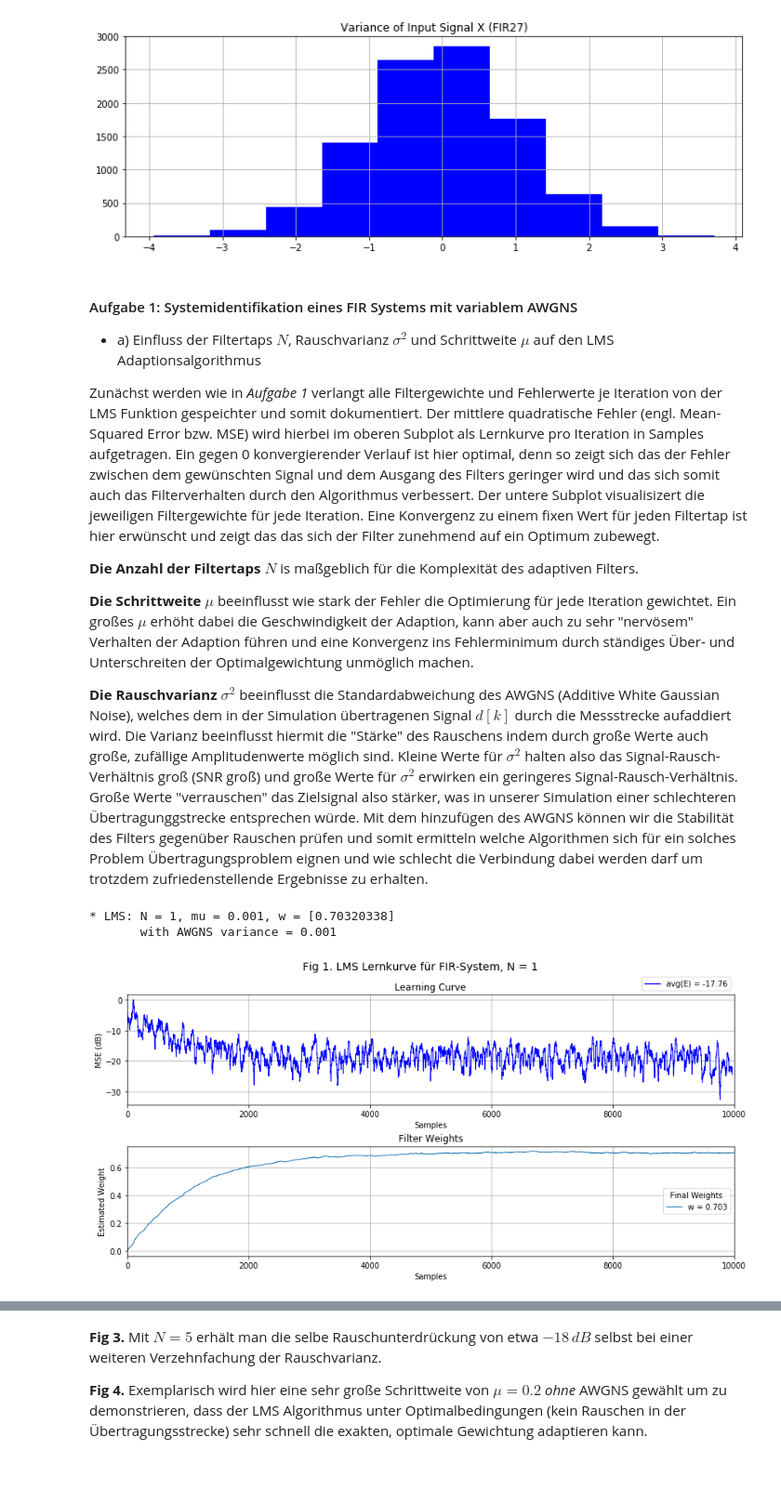
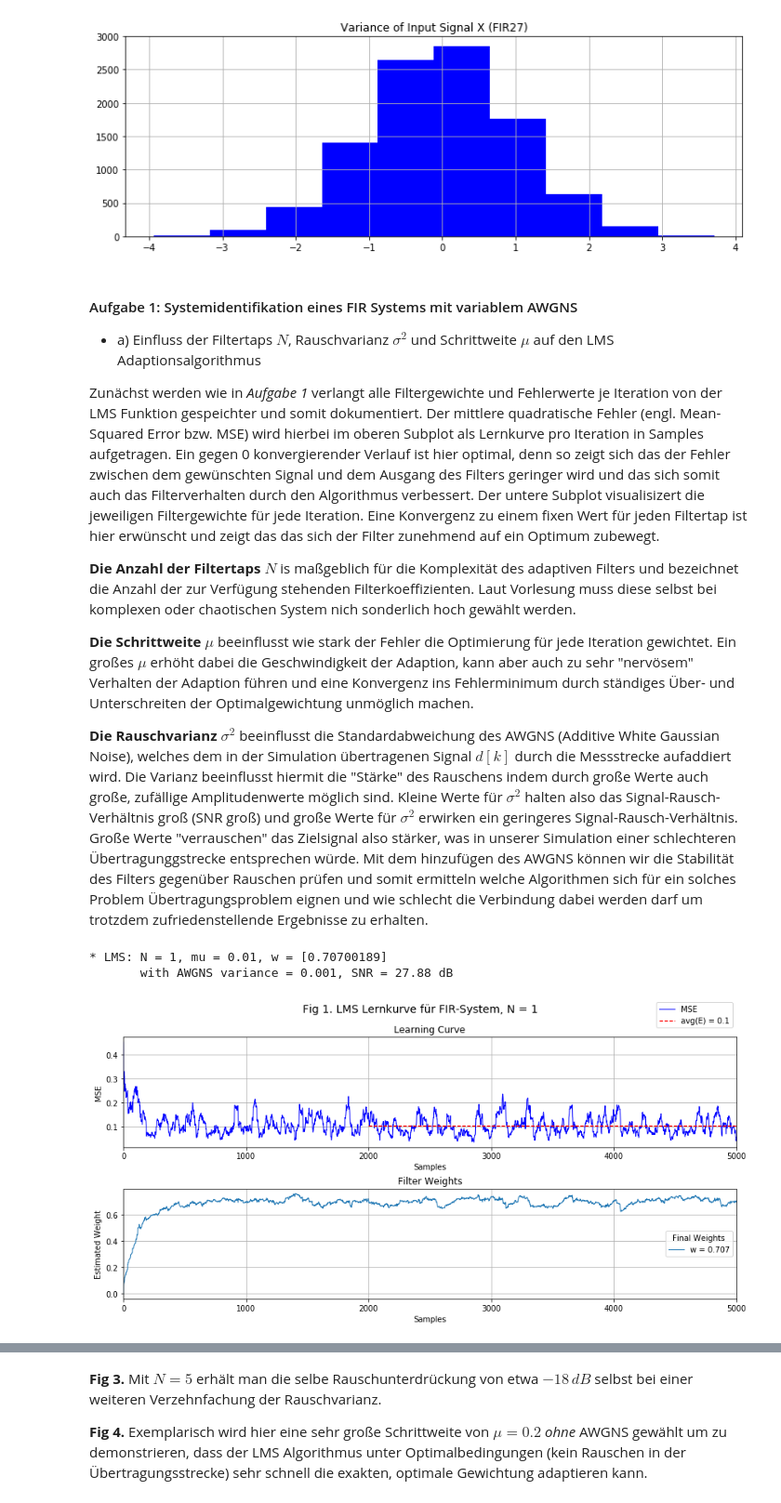
Before and after one commit to xhain/Systemidentifikation, a Jupyter notebook: python/Systemidentifikation.ipynb, the cells around one changed output, grey strips where cells are left out. Shown at 93% size. Cells and saved outputs as stored; diff of their text form; code cells hidden in the pictures; blank space fills up the shorter version.

Commit message:
Added tool for Eigenvalue Spread. Cleaned up plotting & comments in Notebook.

```diff
--- a/python/Systemidentifikation.ipynb
+++ b/python/Systemidentifikation.ipynb
@@ -59,7 +60,7 @@ Zunächst werden wie in _Aufgabe 1_ verlangt alle Filtergewichte und Fehlerwerte
 Ein gegen 0 konvergierender Verlauf ist hier optimal, denn so zeigt sich das der Fehler zwischen dem gewünschten Signal und dem Ausgang des Filters geringer wird und das sich somit auch das Filterverhalten durch den Algorithmus verbessert.
 Der untere Subplot visualisizert die jeweiligen Filtergewichte für jede Iteration. Eine Konvergenz zu einem fixen Wert für jeden Filtertap ist hier erwünscht und zeigt das das sich der Filter zunehmend auf ein Optimum zubewegt.
 
-**Die Anzahl der Filtertaps $N$** is maßgeblich für die Komplexität des adaptiven Filters.
+**Die Anzahl der Filtertaps $N$** is maßgeblich für die Komplexität des adaptiven Filters und bezeichnet die Anzahl der zur Verfügung stehenden Filterkoeffizienten. Laut Vorlesung muss diese selbst bei komplexen oder chaotischen System nich sonderlich hoch gewählt werden.
 
 **Die Schrittweite $\mu$** beeinflusst wie stark der Fehler die Optimierung für jede Iteration gewichtet. Ein großes $\mu$ erhöht dabei die Geschwindigkeit der Adaption, kann aber auch zu sehr "nervösem" Verhalten der Adaption führen und eine Konvergenz ins Fehlerminimum durch ständiges Über- und Unterschreiten der Optimalgewichtung unmöglich machen.
 
@@ -68,21 +69,21 @@ Mit dem hinzufügen des AWGNS können wir die Stabilität des Filters gegenüber
 # %%
 # FIR LMS study
 # N  = 1, 2, 5
 # mu = free
 # var = 0.001, 0.1, 1, 10
 
 # Length of displayed plot
-plotLen = 10000
+plotLen = 5000
 FigNum = 0
 
 # N = 1
-N, mu, var = 1, 0.001, 0.001
-HfirDn = ts.addNoise(HfirD, var)
+N, mu, var = 1, 0.01, 0.001
+HfirDn, SNRdB = ts.addNoise(HfirD, var)
 E, W, w, Yd = algo.lmsAlg(N, mu, HfirX, HfirDn, np.zeros(N))
-ts.errorPlot(E, W, plotLen, 'Fig 1. LMS Lernkurve für FIR-System, N = '+str(N), style='log')
-print('       with AWGNS variance = '+str(var))
+ts.errorPlot(E, W, plotLen, 'Fig 1. LMS Lernkurve für FIR-System, N = '+str(N), style='lin')
+print('       with AWGNS variance = '+str(var)+', SNR = '+str(SNRdB)+' dB')
 # %% [output]
-* LMS: N = 1, mu = 0.001, w = [0.70320338]
-       with AWGNS variance = 0.001
+* LMS: N = 1, mu = 0.01, w = [0.70700189]
+       with AWGNS variance = 0.001, SNR = 27.88 dB
-[figure, old version]
+[figure, new version]
 # %% [markdown]
```
Also changed, not shown: parts of 5 cells of this notebook, 2 other files.
